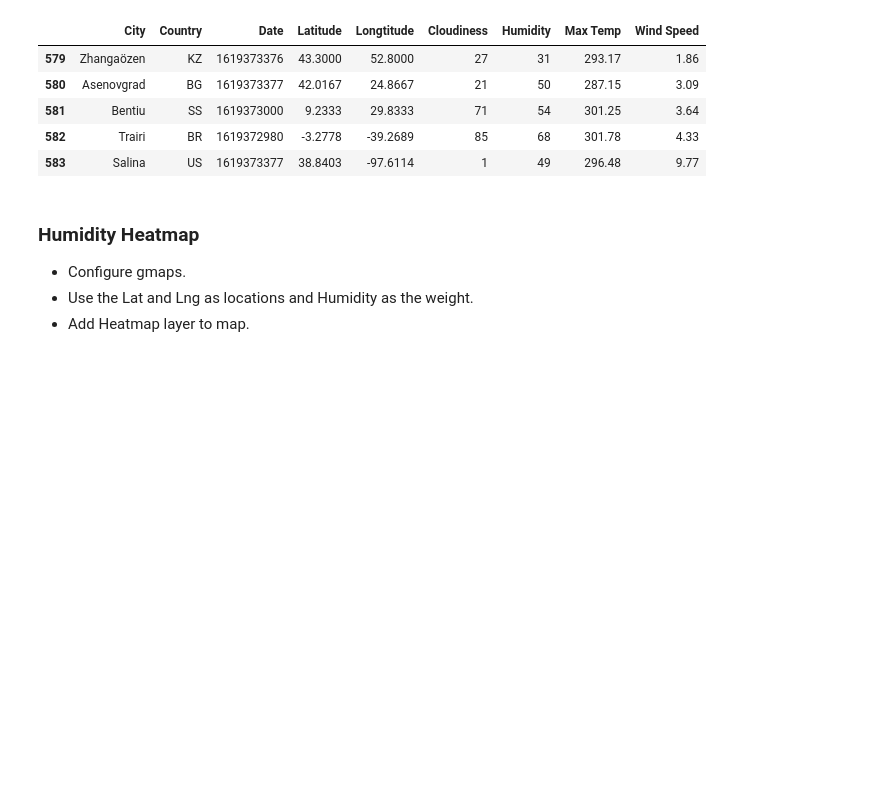
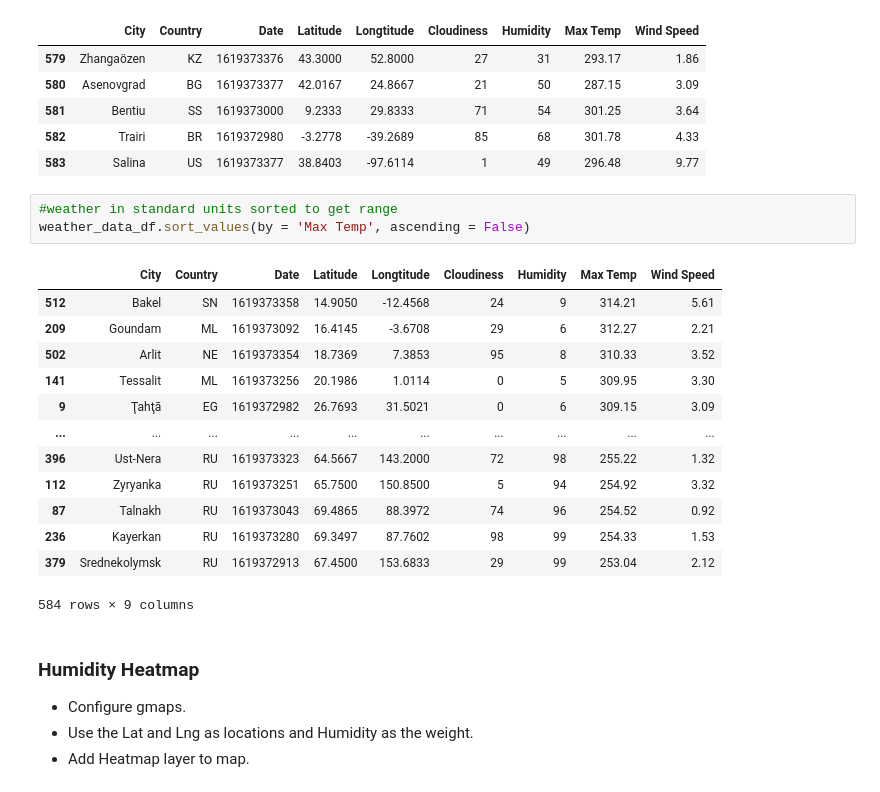
Before and after one commit to gigilynne/python-api-challenge, a Jupyter notebook: WeatherPy/VacationPy.ipynb, the cells around one changed output. Cells and saved outputs as stored; diff of their text form; blank space fills up the shorter version.

```diff
--- a/WeatherPy/VacationPy.ipynb
+++ b/WeatherPy/VacationPy.ipynb
@@ -29,6 +30,23 @@ weather_data_df.tail()
 | 581 | Bentiu | SS | 1619373000 | 9.2333 | 29.8333 | 71 | 54 | 301.25 | 3.64 |
 | 582 | Trairi | BR | 1619372980 | -3.2778 | -39.2689 | 85 | 68 | 301.78 | 4.33 |
 | 583 | Salina | US | 1619373377 | 38.8403 | -97.6114 | 1 | 49 | 296.48 | 9.77 |
+# %%
+#weather in standard units sorted to get range
+weather_data_df.sort_values(by = 'Max Temp', ascending = False)
+# %% [output]
+|  | City | Country | Date | Latitude | Longtitude | Cloudiness | Humidity | Max Temp | Wind Speed |
+| 512 | Bakel | SN | 1619373358 | 14.9050 | -12.4568 | 24 | 9 | 314.21 | 5.61 |
+| 209 | Goundam | ML | 1619373092 | 16.4145 | -3.6708 | 29 | 6 | 312.27 | 2.21 |
+| 502 | Arlit | NE | 1619373354 | 18.7369 | 7.3853 | 95 | 8 | 310.33 | 3.52 |
+| 141 | Tessalit | ML | 1619373256 | 20.1986 | 1.0114 | 0 | 5 | 309.95 | 3.30 |
+| 9 | Ţahţā | EG | 1619372982 | 26.7693 | 31.5021 | 0 | 6 | 309.15 | 3.09 |
+| ... | ... | ... | ... | ... | ... | ... | ... | ... | ... |
+| 396 | Ust-Nera | RU | 1619373323 | 64.5667 | 143.2000 | 72 | 98 | 255.22 | 1.32 |
+| 112 | Zyryanka | RU | 1619373251 | 65.7500 | 150.8500 | 5 | 94 | 254.92 | 3.32 |
+| 87 | Talnakh | RU | 1619373043 | 69.4865 | 88.3972 | 74 | 96 | 254.52 | 0.92 |
+| 236 | Kayerkan | RU | 1619373280 | 69.3497 | 87.7602 | 98 | 99 | 254.33 | 1.53 |
+| 379 | Srednekolymsk | RU | 1619372913 | 67.4500 | 153.6833 | 29 | 99 | 253.04 | 2.12 |
+584 rows × 9 columns
 # %% [markdown]
 ### Humidity Heatmap
 * Configure gmaps.
```
Also changed, not shown: parts of 9 cells of this notebook, 2 other files.
